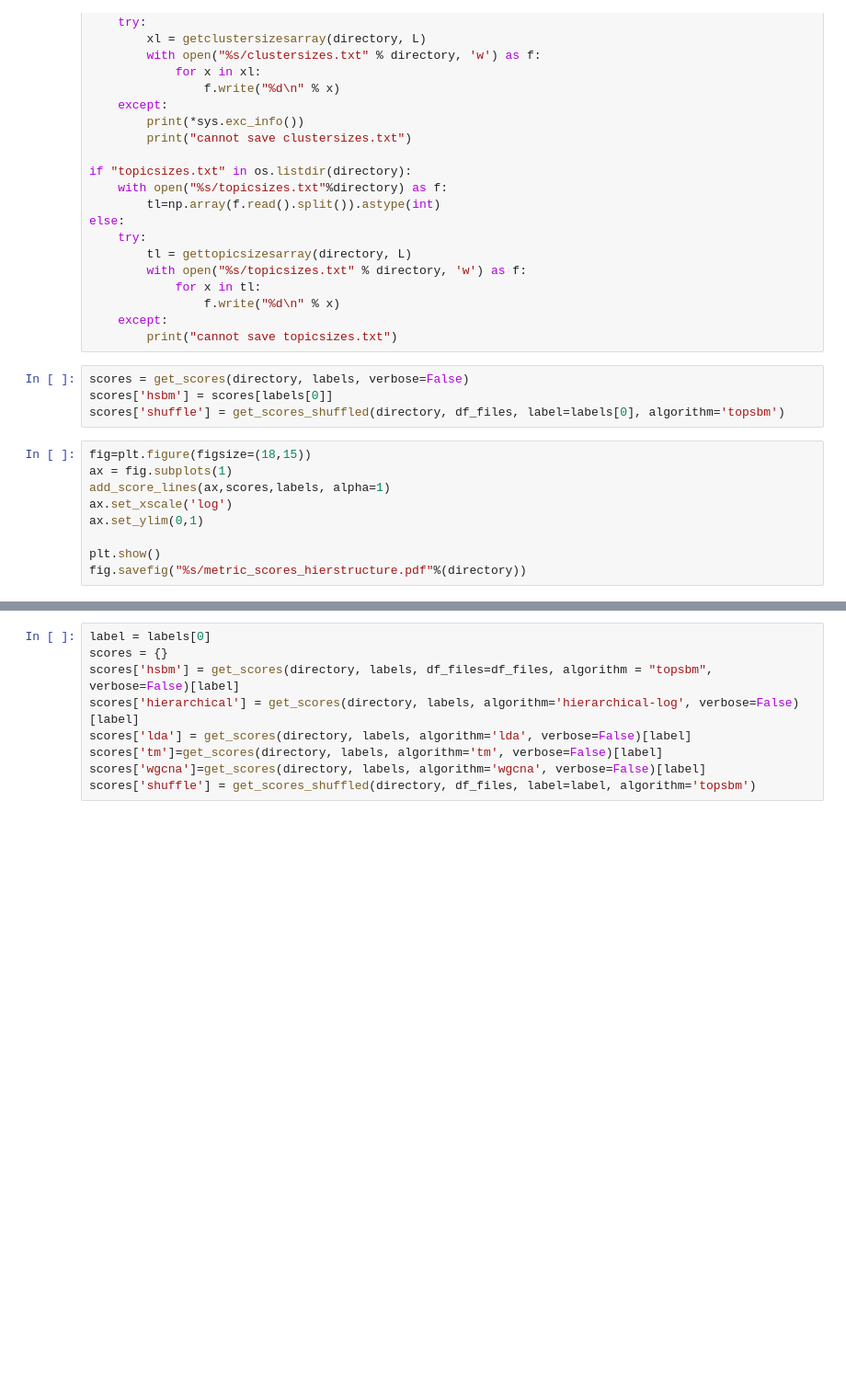
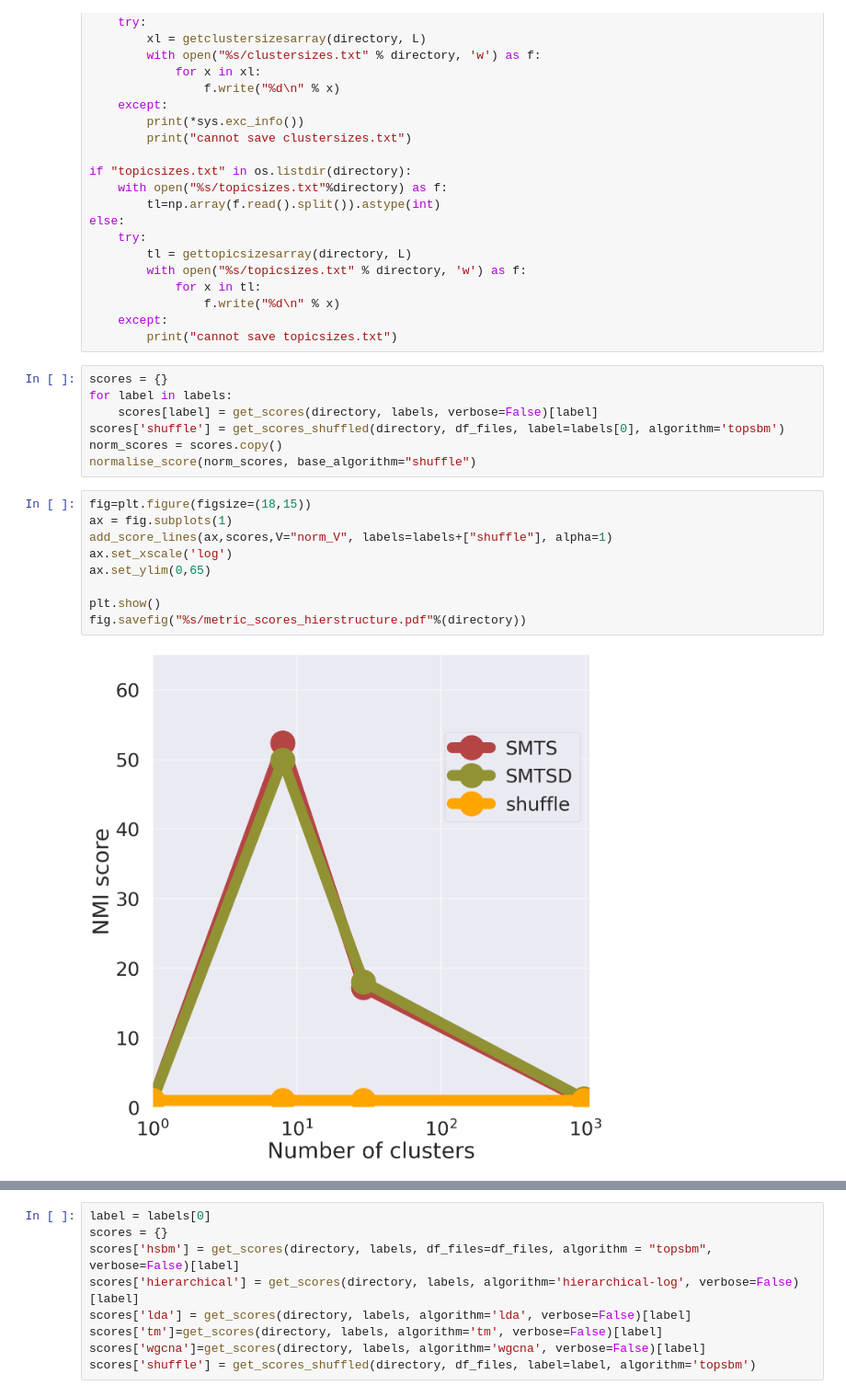
Before and after one commit to fvalle1/topics, a Jupyter notebook: hSBM_clusters.ipynb, the cells around one changed output, grey strips where cells are left out. Shown: that part at 92% size. Drawn from its saved outputs; the diff is of its cells as text; blank space fills up the shorter version.

```diff
--- a/hSBM_clusters.ipynb
+++ b/hSBM_clusters.ipynb
@@ -146,15 +153,20 @@ else:
     except:
         print("cannot save topicsizes.txt")
 # %%
-scores = get_scores(directory, labels, verbose=False)
-scores['hsbm'] = scores[labels[0]]
+scores = {}
+for label in labels:
+    scores[label] = get_scores(directory, labels, verbose=False)[label]
 scores['shuffle'] = get_scores_shuffled(directory, df_files, label=labels[0], algorithm='topsbm')
+norm_scores = scores.copy()
+normalise_score(norm_scores, base_algorithm="shuffle")
 # %%
 fig=plt.figure(figsize=(18,15))
 ax = fig.subplots(1)
-add_score_lines(ax,scores,labels, alpha=1)
+add_score_lines(ax,scores,V="norm_V", labels=labels+["shuffle"], alpha=1)
 ax.set_xscale('log')
-ax.set_ylim(0,1)
+ax.set_ylim(0,65)
 
 plt.show()
 fig.savefig("%s/metric_scores_hierstructure.pdf"%(directory))
+# %% [output]
+[figure, added]
```
Also changed, not shown: parts of 10 cells of this notebook, 8 other files.
